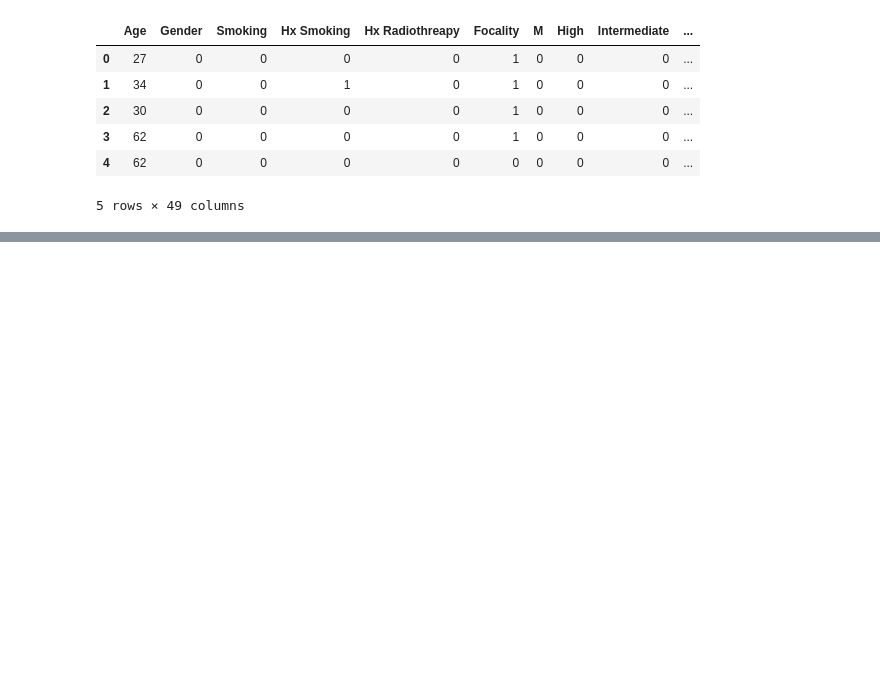
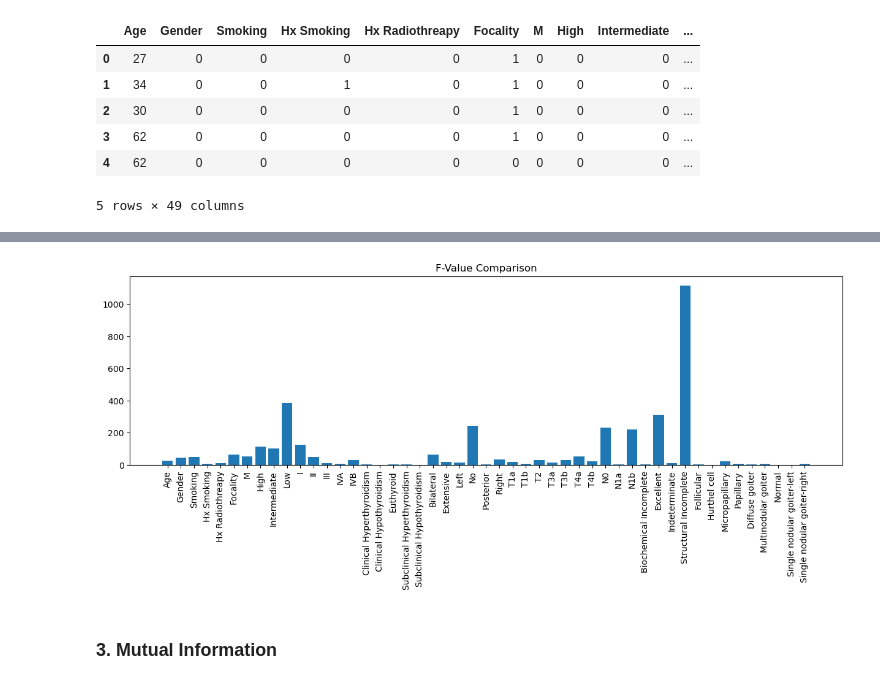
Before and after one commit to sqb-codes/MH_Python_24, a Jupyter notebook: Machine Learning/LogisticRegressionCancerClassification.ipynb, the cells around one changed output, grey strips where cells are left out. Saved outputs shown, nothing was run; the diff lists cells and outputs as text; code cells hidden in the pictures; blank space fills up the shorter version.

```diff
--- a/Machine Learning/LogisticRegressionCancerClassification.ipynb
+++ b/Machine Learning/LogisticRegressionCancerClassification.ipynb
@@ -284,3 +284,6 @@ X_df.head()
 | 3 | 62 | 0 | 0 | 0 | 0 | 1 | 0 | 0 | 0 | ... |
 | 4 | 62 | 0 | 0 | 0 | 0 | 0 | 0 | 0 | 0 | ... |
 5 rows × 49 columns
+# %%
+X = X_df.values
+y = y.values
@@ -286,0 +426,5 @@ X_df.head()
+# %%
+f_value = f_classif(X_df, y)
+
+for feature in zip(feature_names, f_value[0]):
+    print(feature)
@@ -286,0 +449,10 @@ X_df.head()
+# %%
+plt.figure(figsize=(15,4))
+plt.bar(x=feature_names, height=f_value[0])
+plt.xticks(rotation='vertical')
+plt.title("F-Value Comparison")
+plt.show()
+# %% [output]
+[figure, added]
+# %% [markdown]
+### 3. Mutual Information
```
Also changed, not shown: parts of 34 cells of this notebook.
